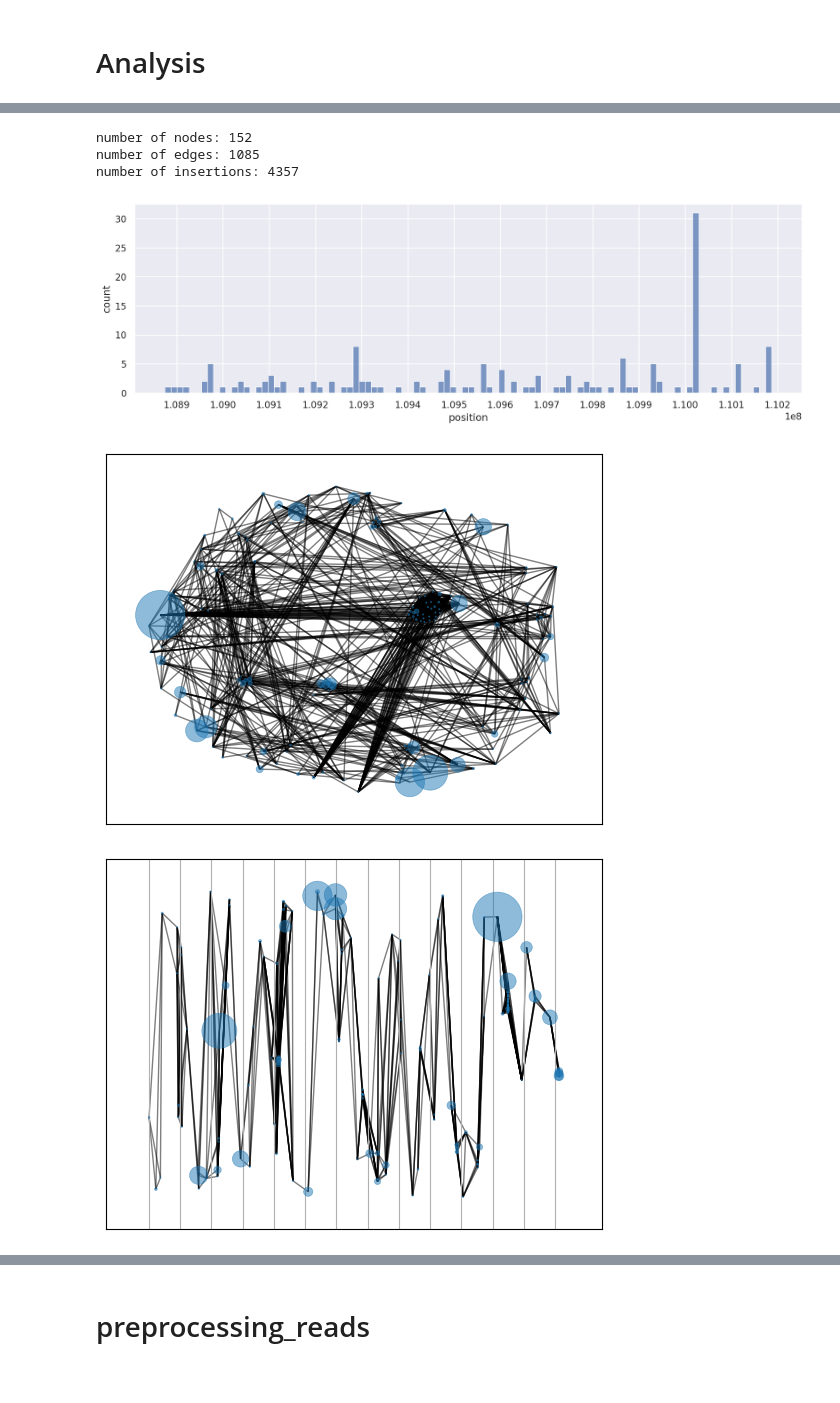
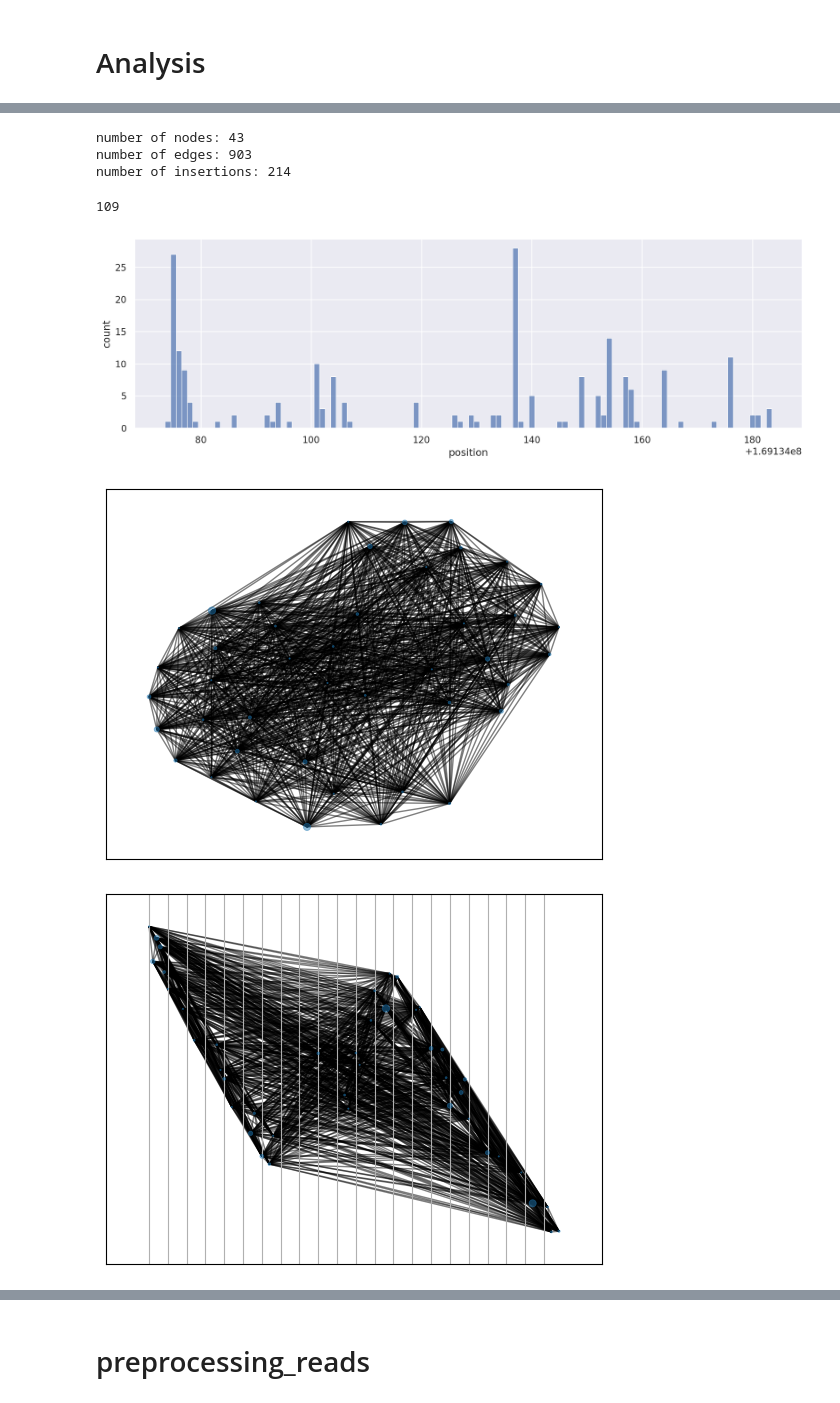
Before and after one commit to RogersLabGroup/NetCIS, a Jupyter notebook: notebooks/testing.ipynb, the cells around one changed output, grey strips where cells are left out. Saved outputs shown, nothing was run; the diff lists cells and outputs as text; code cells hidden in the pictures.

```diff
--- a/notebooks/testing.ipynb
+++ b/notebooks/testing.ipynb
@@ -1333,4 +1329,9 @@ import networkx as nx
 # %%
+import seaborn.objects as so
+import matplotlib.pyplot as plt
+import networkx as nx
+
+
 def graph_properties(G):
     print(f"number of nodes: {G.number_of_nodes()}")
     print(f"number of edges: {G.number_of_edges()}")
@@ -1338,6 +1339,14 @@ def graph_properties(G):
     for node in G.nodes:
         num_inserts += G.nodes[node]['counts']
     print(f"number of insertions: {num_inserts}")
+
+
+args = {
+    'output': Path("/project/cs-myers/MathewF/projects/Laura-SB-Analysis/output/2020_SB-no_threshold-graphs/"),
+    'verbose': 1,
+    'jobs': 8,
+    'threshold': 50000,
+}
 # %%
 G = nx.read_graphml(args['output'] / 'case' / 'chr1.graphml')
 graph_properties(G)
@@ -1364,57 +1373,58 @@ subgraph_degrees = [ len(c) for c in sorted(nx.connected_components(G), key=len,
 tmp_subgraph = G.subgraph(subgraphs_by_nodes[0])
 graph_properties(tmp_subgraph)
 # %% [output]
-number of nodes: 152
-number of edges: 1085
-number of insertions: 4357
+number of nodes: 43
+number of edges: 903
+number of insertions: 214
 # %%
 node_size = [ G.nodes[node]['counts'] for node in list(tmp_subgraph) ]
 nodes_x = [ int(x.split("|")[0]) for x in list(tmp_subgraph) ]
-
+print(max(nodes_x)-min(nodes_x))
 (
     so.Plot(y=node_size, x=nodes_x)
-    .add(so.Bars(), so.Hist(bins=100))
+    .add(so.Bars())
     # .add(so.Line(), so.KDE(bw_adjust=0.1))
     .label(x='position', y='count')
     .layout(size=(12, 4))
-    .scale(x=so.Continuous().tick(every=1e5), y=so.Continuous())
+    # .scale(x=so.Continuous().tick(every=5), y=so.Continuous())
 )
 
 # TODO: check if the nodes are sorted by name (genomic position)
 # maybe make pandas DataFrame?
 # %% [output]
+109
-[figure, old version]
+[figure, new version]
 # %%
 pos = nx.spring_layout(tmp_subgraph)
 node_size = [ G.nodes[node]['counts'] for node in list(subgraphs_by_nodes[0]) ]
 nx.draw_networkx(tmp_subgraph, with_labels=False, pos=pos, node_size=node_size, alpha=0.5, linewidths=0.5)
 # %% [output]
-[figure, old version]
+[figure, new version]
 # %%
 pos = nx.spring_layout(tmp_subgraph)
 tick_min = None
 tick_max = None
 for node, [x, y] in pos.items():
     tmp_x = int(node.split("|")[0])
     pos[node] = [tmp_x, y]
     if tick_min is None or tmp_x < tick_min:
         tick_min = tmp_x
     if tick_max is None or tmp_x > tick_max:
         tick_max = tmp_x
 
 node_size = [ G.nodes[node]['counts'] for node in list(subgraphs_by_nodes[0]) ]
 
 fig = plt.figure()
 ax = fig.add_subplot(111)
 
 nx.draw_networkx(tmp_subgraph, with_labels=False, pos=pos, node_size=node_size, alpha=0.5, linewidths=0.5, ax=ax)
-ticks = np.arange(tick_min, tick_max, 100000)
+ticks = np.arange(tick_min, tick_max, 5)
 ax.set_xticks(ticks)
 ax.grid(axis='x')
 
 plt.show()
 # %% [output]
-[figure, old version]
+[figure, new version]
 # %%
 # https://networkx.org/documentation/stable/reference/generated/networkx.drawing.nx_pylab.draw_networkx.html
 pos = nx.kamada_kawai_layout(tmp_subgraph)
```
Also changed, not shown: parts of 7 cells of this notebook, 4 other files.
